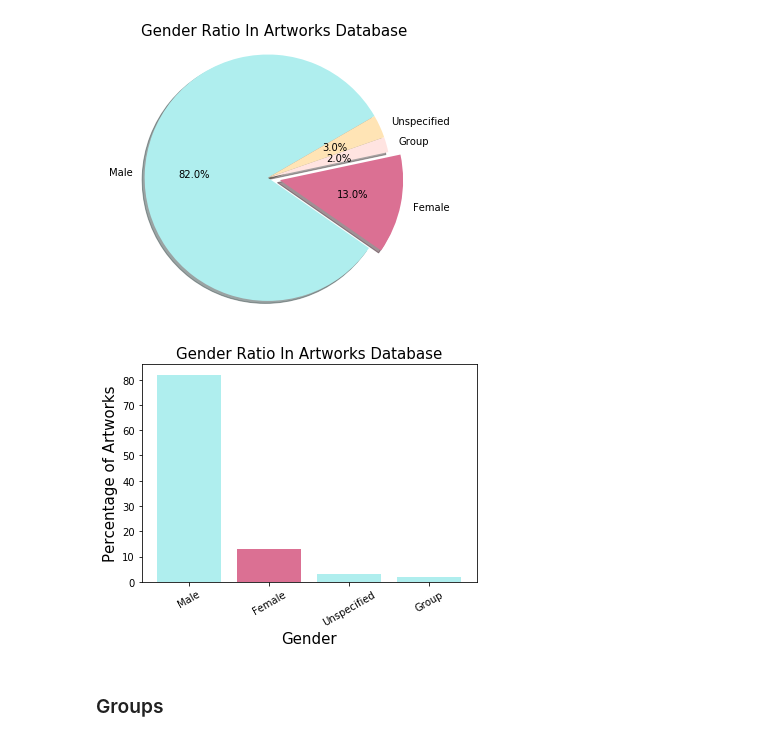
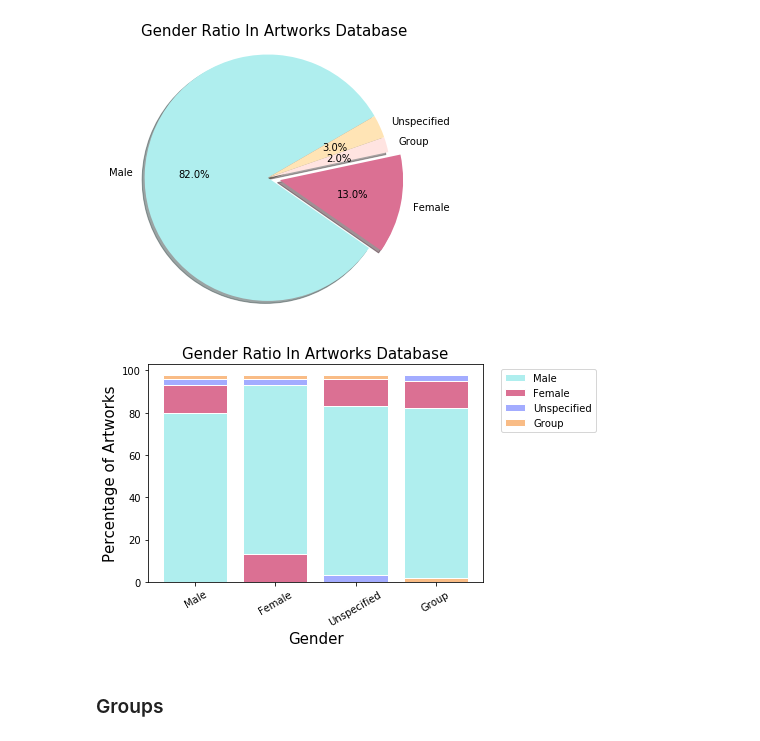
Before and after one commit to medialab/gender_art, a Jupyter notebook: gender_ratio_from_API.ipynb, the cells around one changed output. Drawn from its saved outputs; the diff is of its cells as text; code cells hidden in the pictures.

```diff
--- a/gender_ratio_from_API.ipynb
+++ b/gender_ratio_from_API.ipynb
@@ -134,17 +135,25 @@ plt.show()
 [figure]
 # %%
 labels = ['Male', 'Female', 'Unspecified', 'Group']
-gender = [m, f, u, g]
+bar1 = np.array([80, 13, 3, 2])
+bar2 = np.array([13, 80, 80, 80])
+bar3 = np.array([3, 3, 13, 13])
+bar4 = np.array([2, 2, 2, 3])
 
 index = [1, 2, 3, 4]
-plt.bar(index, gender, color=('#AFEEEE', '#DB7093', '#AFEEEE', '#AFEEEE'))
+plt.bar(index, bar1, color=('#AFEEEE', '#DB7093', '#a3acff', '#f9bc86'), edgecolor = 'white')
+plt.bar(index, bar2, bottom = bar1, color =('#DB7093', '#AFEEEE', '#AFEEEE', '#AFEEEE'), edgecolor = 'white')
+plt.bar(index, bar3, bottom = bar2+bar1, color= ('#a3acff', '#a3acff', '#DB7093', '#DB7093'), edgecolor='white')
+plt.bar(index, bar4, bottom = bar1+bar2+bar3, color = ('#f9bc86', '#f9bc86', '#f9bc86', '#a3acff'), edgecolor='white')
 plt.xlabel('Gender', fontsize=15)
 plt.ylabel('Percentage of Artworks', fontsize=15)
 plt.xticks(index, labels, fontsize=10, rotation=30)
 plt.title('Gender Ratio In Artworks Database', fontsize=15)
+plt.gca().legend(('Male','Female', 'Unspecified', 'Group'), bbox_to_anchor=(1.04,1), loc="upper left")
+
 plt.show()
 # %% [output]
-[figure, old version]
+[figure, new version]
 # %% [markdown]
 ### Groups
 # %%
```
Also changed, not shown: parts of 1 cell of this notebook.
